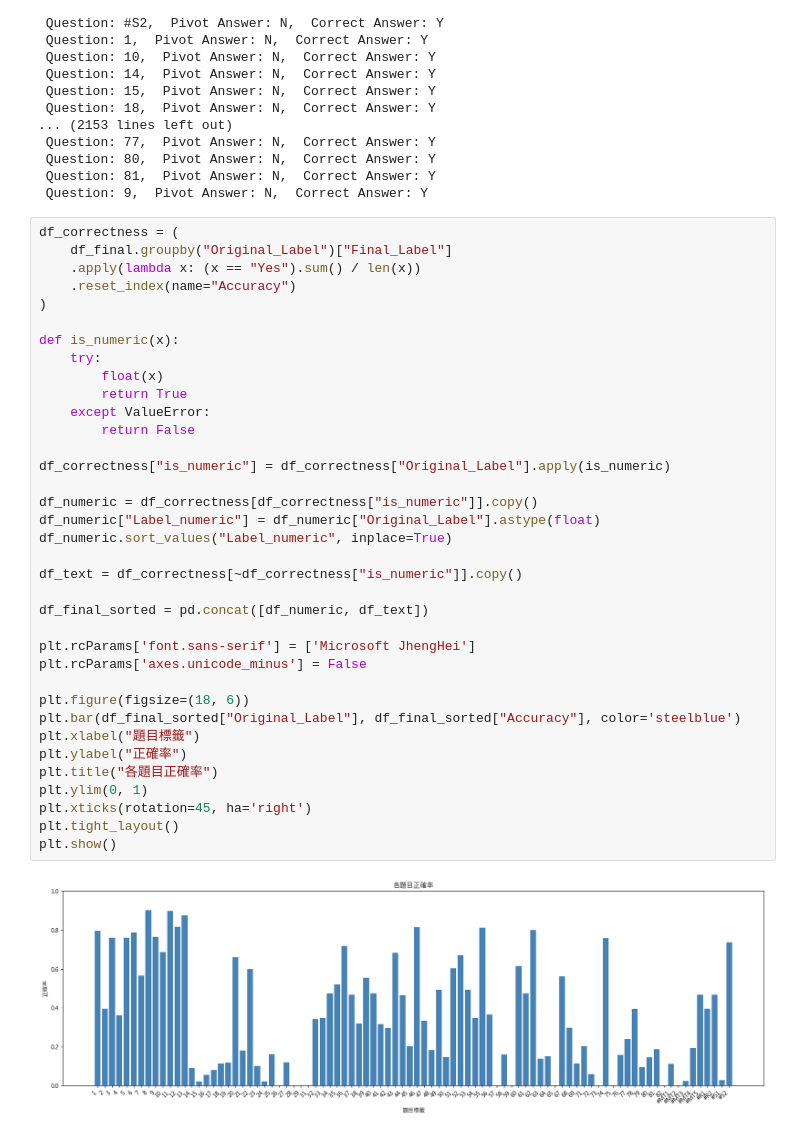
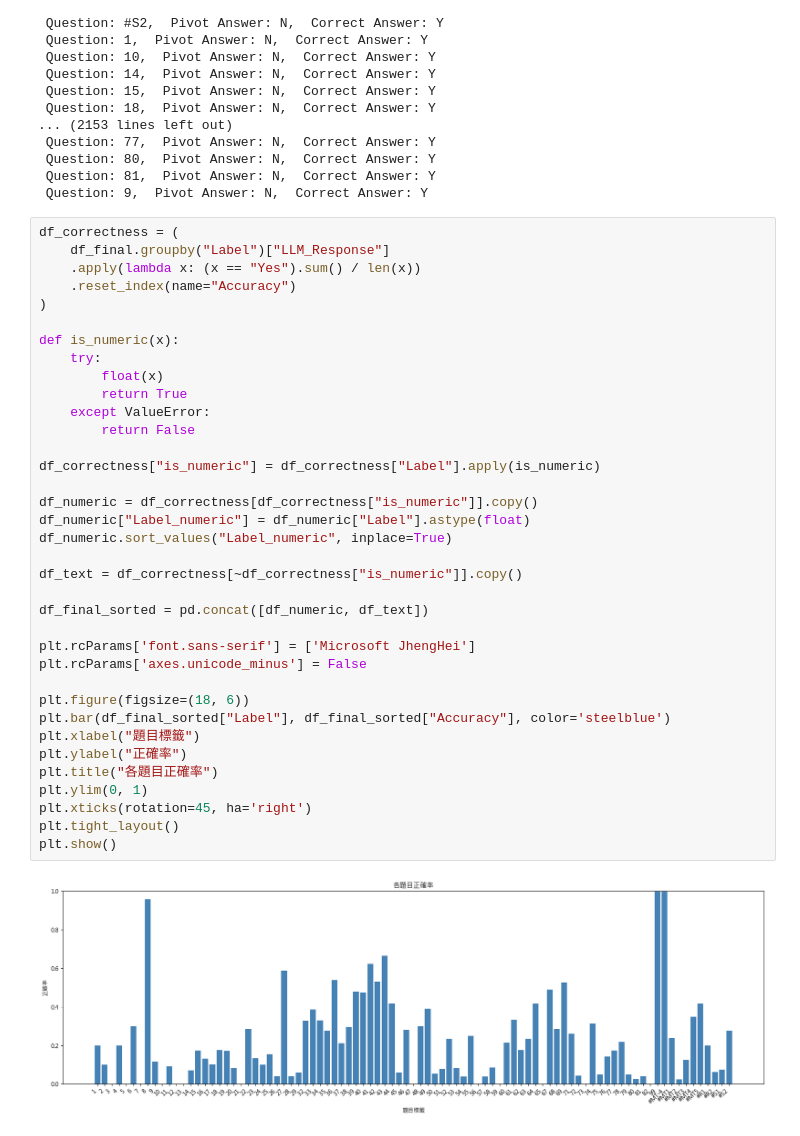
Before and after one commit to Mattis3858/Automated-model-to-assess-TCFD-reports, a Jupyter notebook: llm_second_verification_accuracy_analysis.ipynb, the cells around one changed output. Cells and saved outputs as stored; diff of their text form.

```diff
--- a/llm_second_verification_accuracy_analysis.ipynb
+++ b/llm_second_verification_accuracy_analysis.ipynb
@@ -517,39 +512,39 @@ Institution: 上海商銀 Year: 2022
  Question: 9,  Pivot Answer: N,  Correct Answer: Y
 # %%
 df_correctness = (
-    df_final.groupby("Original_Label")["Final_Label"]
+    df_final.groupby("Label")["LLM_Response"]
     .apply(lambda x: (x == "Yes").sum() / len(x))
     .reset_index(name="Accuracy")
 )
 
 def is_numeric(x):
     try:
         float(x)
         return True
     except ValueError:
         return False
 
-df_correctness["is_numeric"] = df_correctness["Original_Label"].apply(is_numeric)
+df_correctness["is_numeric"] = df_correctness["Label"].apply(is_numeric)
 
 df_numeric = df_correctness[df_correctness["is_numeric"]].copy()
-df_numeric["Label_numeric"] = df_numeric["Original_Label"].astype(float)
+df_numeric["Label_numeric"] = df_numeric["Label"].astype(float)
 df_numeric.sort_values("Label_numeric", inplace=True)
 
 df_text = df_correctness[~df_correctness["is_numeric"]].copy()
 
 df_final_sorted = pd.concat([df_numeric, df_text])
 
 plt.rcParams['font.sans-serif'] = ['Microsoft JhengHei']
 plt.rcParams['axes.unicode_minus'] = False
 
 plt.figure(figsize=(18, 6))
-plt.bar(df_final_sorted["Original_Label"], df_final_sorted["Accuracy"], color='steelblue')
+plt.bar(df_final_sorted["Label"], df_final_sorted["Accuracy"], color='steelblue')
 plt.xlabel("題目標籤")
 plt.ylabel("正確率")
 plt.title("各題目正確率")
 plt.ylim(0, 1)
 plt.xticks(rotation=45, ha='right')
 plt.tight_layout()
 plt.show()
 # %% [output]
-[figure, old version]
+[figure, new version]
```
Also changed, not shown: parts of 14 cells of this notebook.
